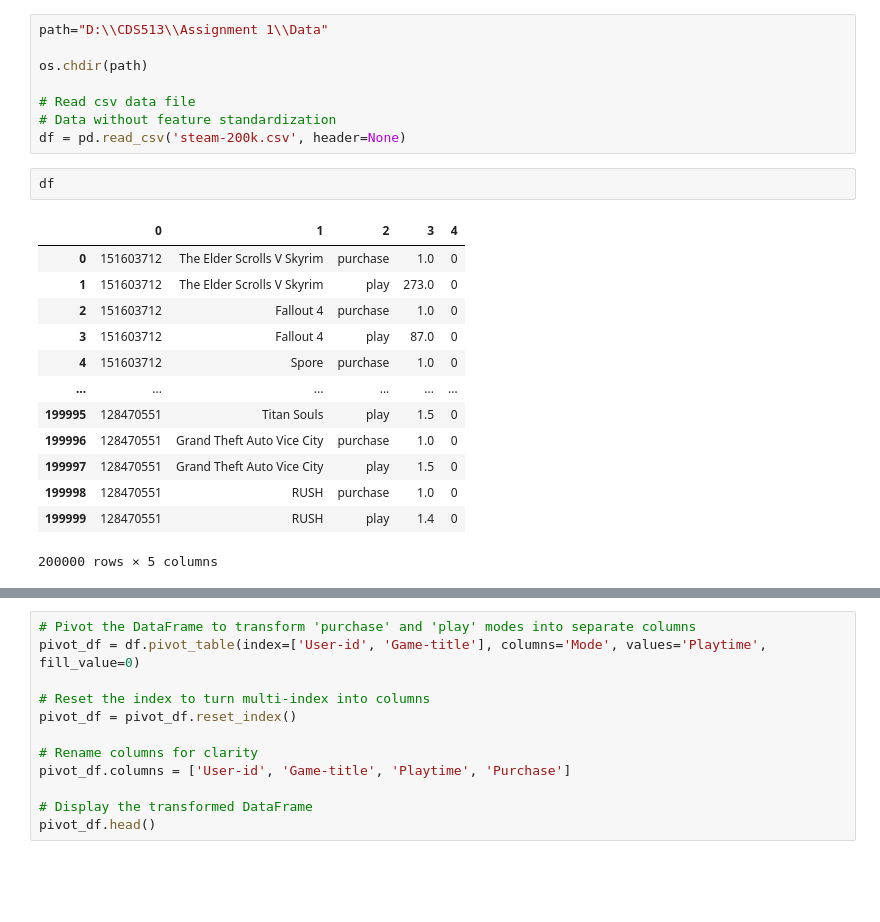
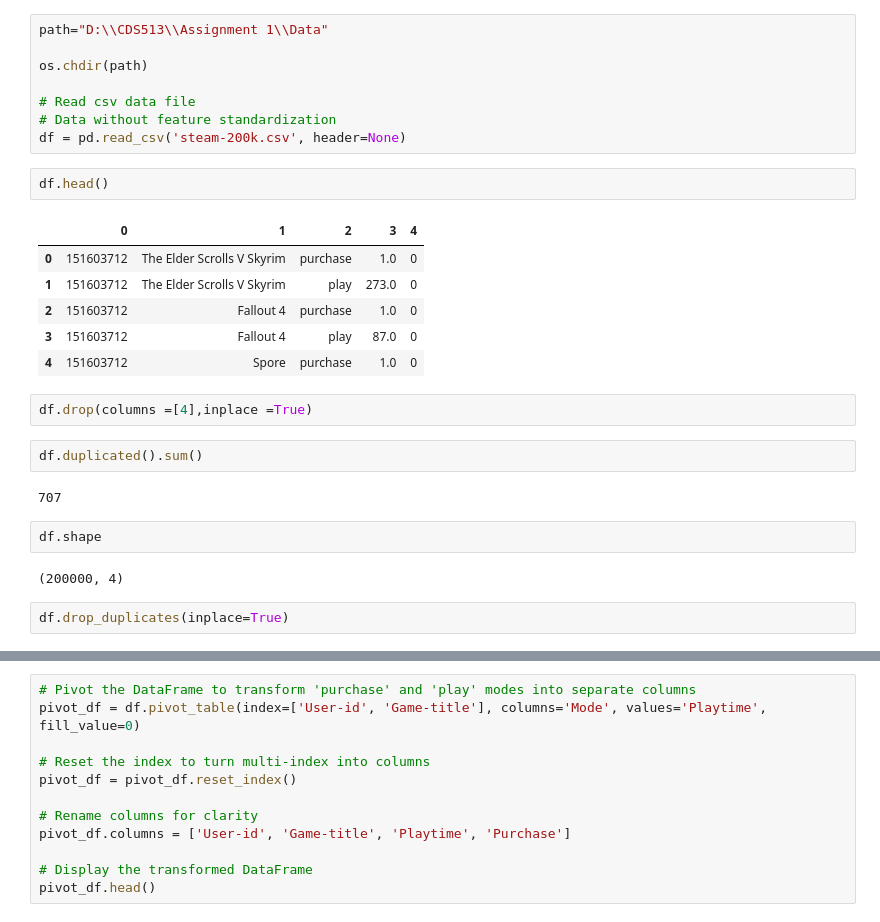
Before and after one commit to abilimckl1/Assignment1_CDS513, a Jupyter notebook: Assignment 1 - Data Cleaining.ipynb, the cells around one changed output, grey strips where cells are left out. Drawn from its saved outputs; the diff is of its cells as text; blank space fills up the shorter version.

```diff
--- a/Assignment 1 - Data Cleaining.ipynb
+++ b/Assignment 1 - Data Cleaining.ipynb
@@ -13,21 +13,26 @@ os.chdir(path)
 # Data without feature standardization
 df = pd.read_csv('steam-200k.csv', header=None)
 # %%
-df
+df.head()
 # %% [output]
 |  | 0 | 1 | 2 | 3 | 4 |
 | 0 | 151603712 | The Elder Scrolls V Skyrim | purchase | 1.0 | 0 |
 | 1 | 151603712 | The Elder Scrolls V Skyrim | play | 273.0 | 0 |
 | 2 | 151603712 | Fallout 4 | purchase | 1.0 | 0 |
 | 3 | 151603712 | Fallout 4 | play | 87.0 | 0 |
 | 4 | 151603712 | Spore | purchase | 1.0 | 0 |
-| ... | ... | ... | ... | ... | ... |
-| 199995 | 128470551 | Titan Souls | play | 1.5 | 0 |
-| 199996 | 128470551 | Grand Theft Auto Vice City | purchase | 1.0 | 0 |
-| 199997 | 128470551 | Grand Theft Auto Vice City | play | 1.5 | 0 |
-| 199998 | 128470551 | RUSH | purchase | 1.0 | 0 |
-| 199999 | 128470551 | RUSH | play | 1.4 | 0 |
-200000 rows × 5 columns
+# %%
+df.drop(columns =[4],inplace =True)
+# %%
+df.duplicated().sum()
+# %% [output]
+707
+# %%
+df.shape
+# %% [output]
+(200000, 4)
+# %%
+df.drop_duplicates(inplace=True)
 # %%
 df.columns = [
     'User-id',
```
Also changed, not shown: parts of 35 cells of this notebook, 6 other files.
